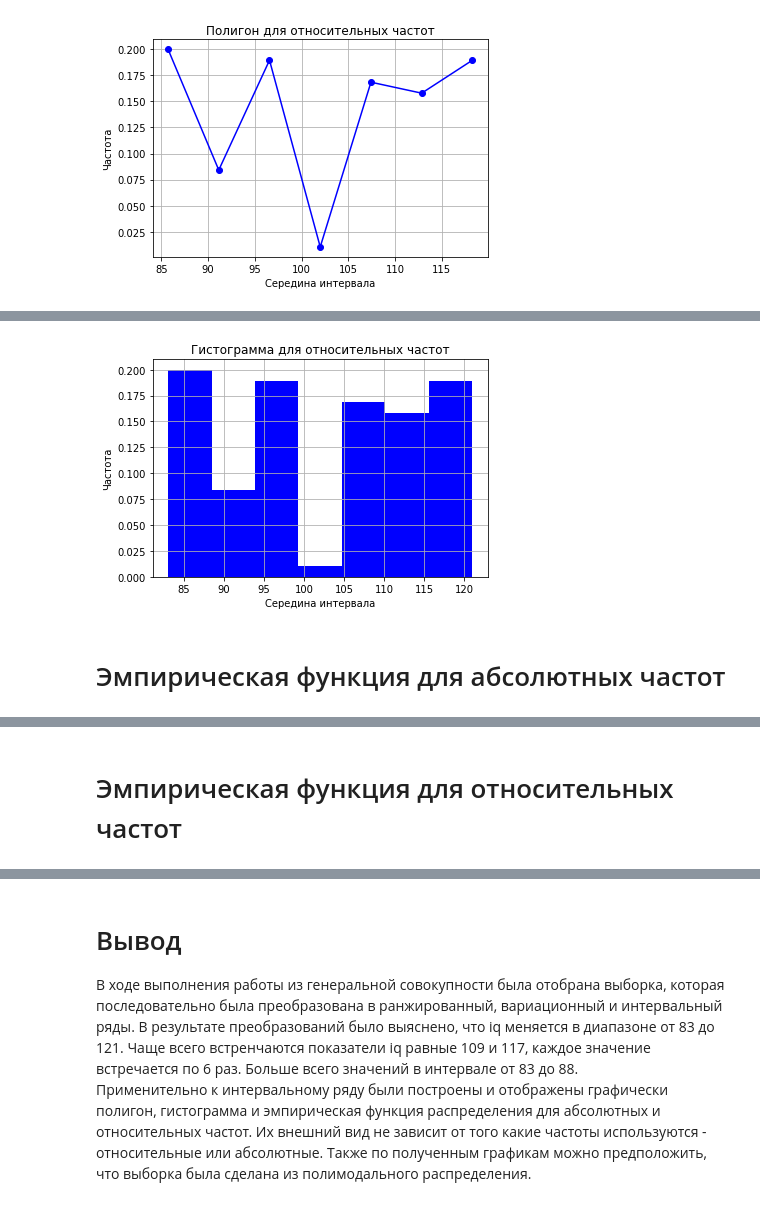
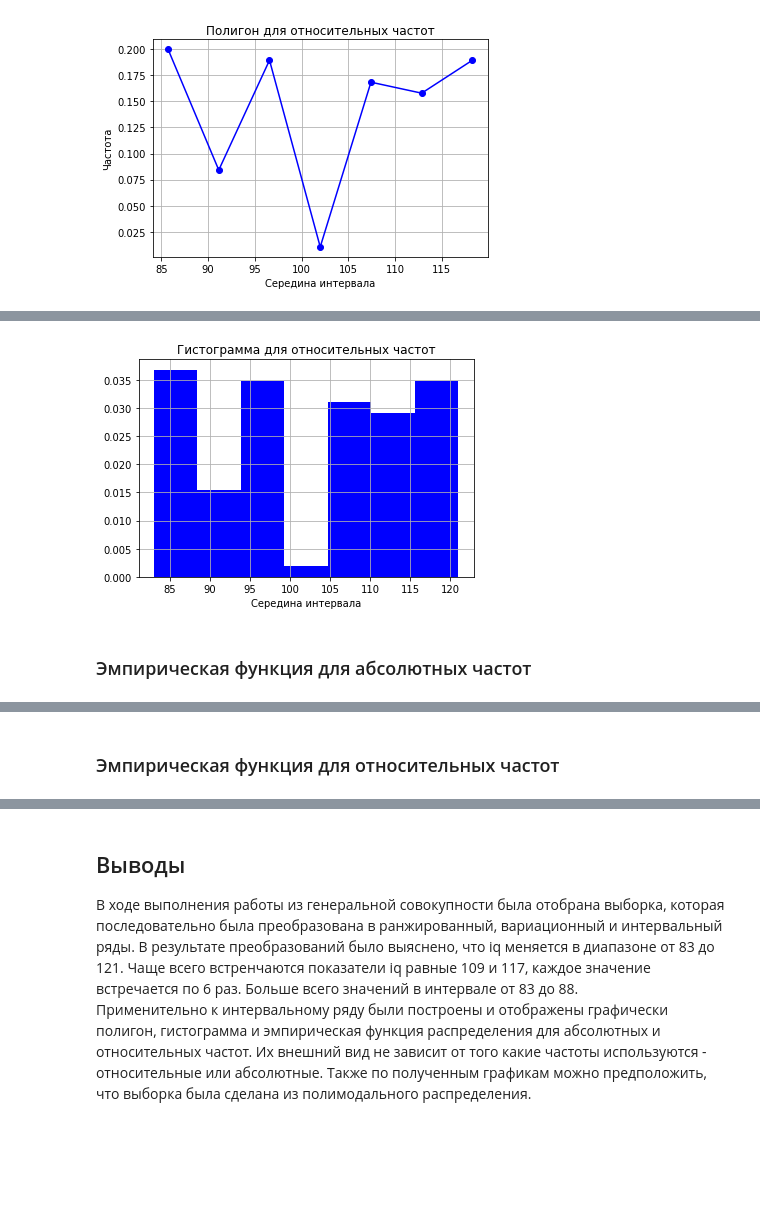
Before and after one commit to the-mvi/smedh-2023, a Jupyter notebook: 9383_Likhashva_AD_Karpekina_AA/task1.ipynb, the cells around one changed output, grey strips where cells are left out. Drawn from its saved outputs; the diff is of its cells as text; code cells hidden in the pictures; blank space fills up the shorter version.

```diff
--- a/9383_Likhashva_AD_Karpekina_AA/task_1.ipynb
+++ b/9383_Likhashva_AD_Karpekina_AA/task1.ipynb
@@ -323,17 +314,17 @@ plt.show()
 # %%
 fig, ax = plt.subplots()
 
-ax.bar(x_o, y_o, width=h, color='blue')
+ax.bar(x_o, y_o/h, width=h, color='blue')
 ax.set_xlabel('Середина интервала')
-ax.set_ylabel('Частота')
+#ax.set_ylabel('Частота')
 plt.title('Гистограмма для относительных частот')
 plt.grid()
 plt.show()
 # %% [output]
 [interactive output not drawn]
-[figure, old version]
+[figure, new version]
 # %% [markdown]
-# Эмпирическая функция для абсолютных частот
+### Эмпирическая функция для абсолютных частот
 # %%
 x = df_interval_iq['Xi'].values
 y = df_interval_iq['Ni_sum'].values
@@ -346,7 +337,7 @@ plt.show()
 [interactive output not drawn]
 [figure]
 # %% [markdown]
-# Эмпирическая функция для относительных частот
+### Эмпирическая функция для относительных частот
 # %%
 x = df_interval_iq['Xi'].values
 y = df_interval_iq['Pi_sum'].values
@@ -359,6 +350,6 @@ plt.show()
 [interactive output not drawn]
 [figure]
 # %% [markdown]
-# Вывод
+## Выводы
 В ходе выполнения работы из генеральной совокупности была отобрана выборка, которая последовательно была преобразована в ранжированный, вариационный и интервальный ряды. В результате преобразований было выяснено, что iq меняется в диапазоне от 83 до 121. Чаще всего встренчаются показатели iq равные 109 и 117, каждое значение встречается по 6 раз. Больше всего значений в интервале от 83 до 88.
 Применительно к интервальному ряду были построены и отображены графически полигон, гистограмма и эмпирическая функция распределения для абсолютных и относительных частот. Их внешний вид не зависит от того какие частоты используются - относительные или абсолютные. Также по полученным графикам можно предположить, что выборка была сделана из полимодального распределения.
```
Also changed, not shown: parts of 12 cells of this notebook.
